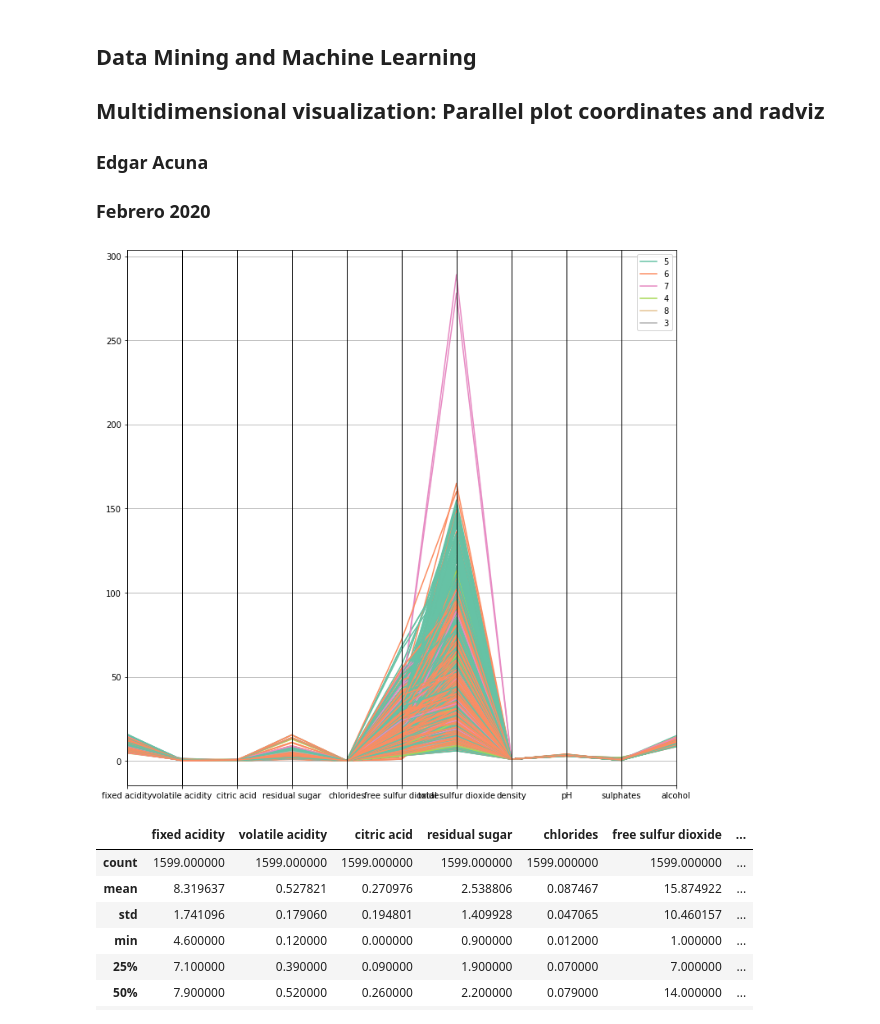
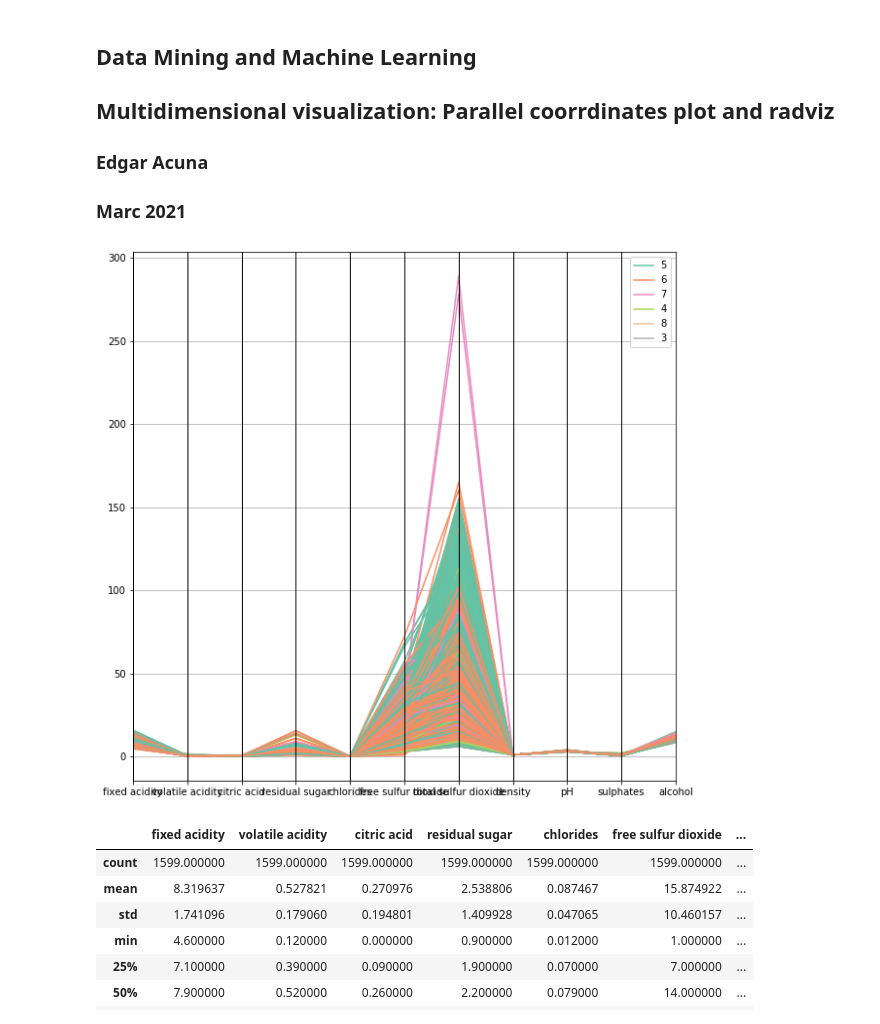
Before and after one commit to eacunafer/Data-Mining-Machine-Learning-subgraduado-, a Jupyter notebook: notebooks/visual3e.ipynb, the cells around one changed output. Cells and saved outputs as stored; diff of their text form; code cells hidden in the pictures.

```diff
--- a/notebooks/visual3e.ipynb
+++ b/notebooks/visual3e.ipynb
@@ -1,8 +1,8 @@
 # %% [markdown]
 ## Data Mining and Machine Learning
-##  Multidimensional visualization: Parallel plot coordinates and radviz
+##  Multidimensional visualization: Parallel coorrdinates  plot and radviz
 ### Edgar Acuna
-### Febrero 2020
+### Marc 2021
 # %%
 import pandas as pd
 import numpy as np
@@ -13,11 +13,11 @@ from pandas.plotting import radviz
 # %%
 #Leyendo el dataset wine  de la UCI
 wine_data=pd.read_csv("https://archive.ics.uci.edu/ml/machine-learning-databases/wine-quality/winequality-red.csv", sep=";")
-plt.figure(figsize=(12,12))
+plt.figure(figsize=(10,10))
 parallel_coordinates(wine_data, 'quality', colormap=plt.get_cmap("Set2"))
 plt.show()
 # %% [output]
-[figure, old version]
+[figure, new version]
 # %%
 wine_data.describe()
 # %% [output]
```
Also changed, not shown: parts of 4 cells of this notebook, 2 other files.
